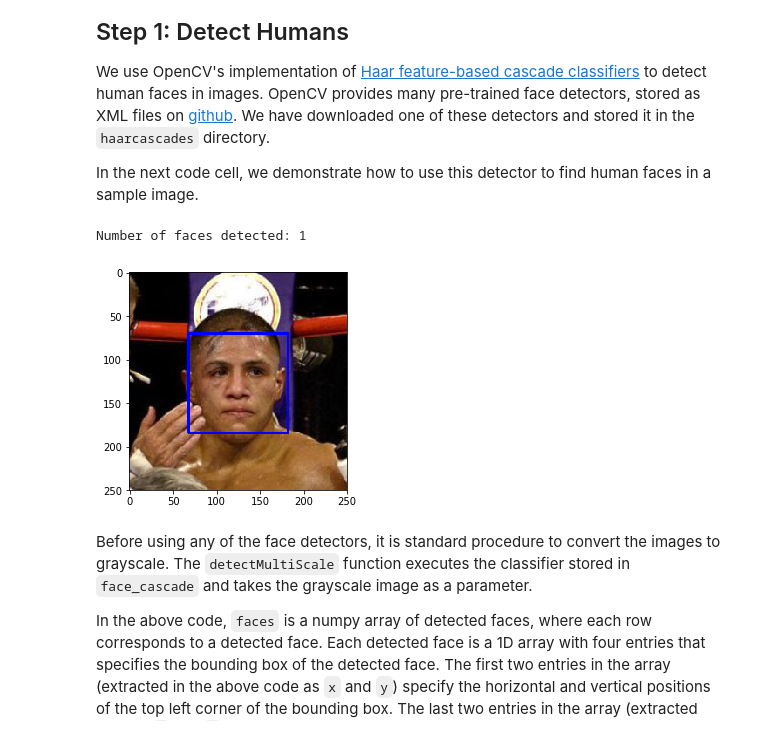
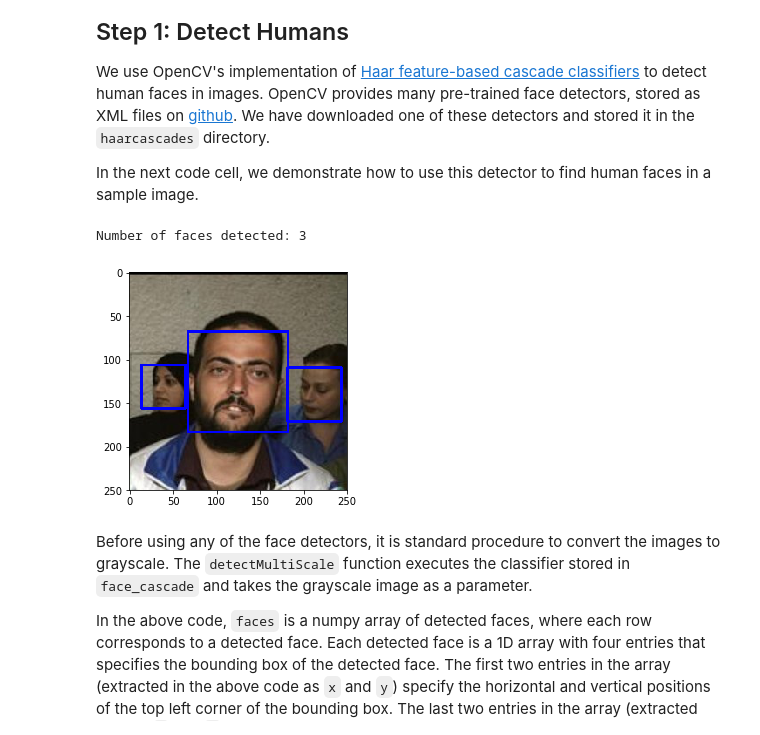
Before and after one commit to arghasarkar/dog-breed-classifier-using-neural-network-with-transfer-learning-on-imagenet, a Jupyter notebook: dog_app.ipynb, the cells around one changed output. Saved outputs shown, nothing was run; the diff lists cells and outputs as text; code cells hidden in the pictures.

```diff
--- a/dog_app.ipynb
+++ b/dog_app.ipynb
@@ -114,36 +115,37 @@ In the next code cell, we demonstrate how to use this detector to find human fac
 # %%
 import cv2
 import matplotlib.pyplot as plt
 %matplotlib inline
 
 # extract pre-trained face detector
 face_cascade = cv2.CascadeClassifier('haarcascades/haarcascade_frontalface_alt.xml')
+face_side_cascade = cv2.CascadeClassifier('haarcascades/lbpcascade_profileface.xml')
 
 # load color (BGR) image
-img = cv2.imread(human_files[3])
+img = cv2.imread(human_files[83])
 # convert BGR image to grayscale
 gray = cv2.cvtColor(img, cv2.COLOR_BGR2GRAY)
 
 # find faces in image
 faces = face_cascade.detectMultiScale(gray)
 
 # print number of faces detected in the image
 print('Number of faces detected:', len(faces))
 
 # get bounding box for each detected face
 for (x,y,w,h) in faces:
     # add bounding box to color image
     cv2.rectangle(img,(x,y),(x+w,y+h),(255,0,0),2)
 
 # convert BGR image to RGB for plotting
 cv_rgb = cv2.cvtColor(img, cv2.COLOR_BGR2RGB)
 
 # display the image, along with bounding box
 plt.imshow(cv_rgb)
 plt.show()
 # %% [output]
-Number of faces detected: 1
+Number of faces detected: 3
-[figure, old version]
+[figure, new version]
 # %% [markdown]
 Before using any of the face detectors, it is standard procedure to convert the images to grayscale.  The `detectMultiScale` function executes the classifier stored in `face_cascade` and takes the grayscale image as a parameter.
 
```
Also changed, not shown: parts of 3 cells of this notebook, 1 other file.
